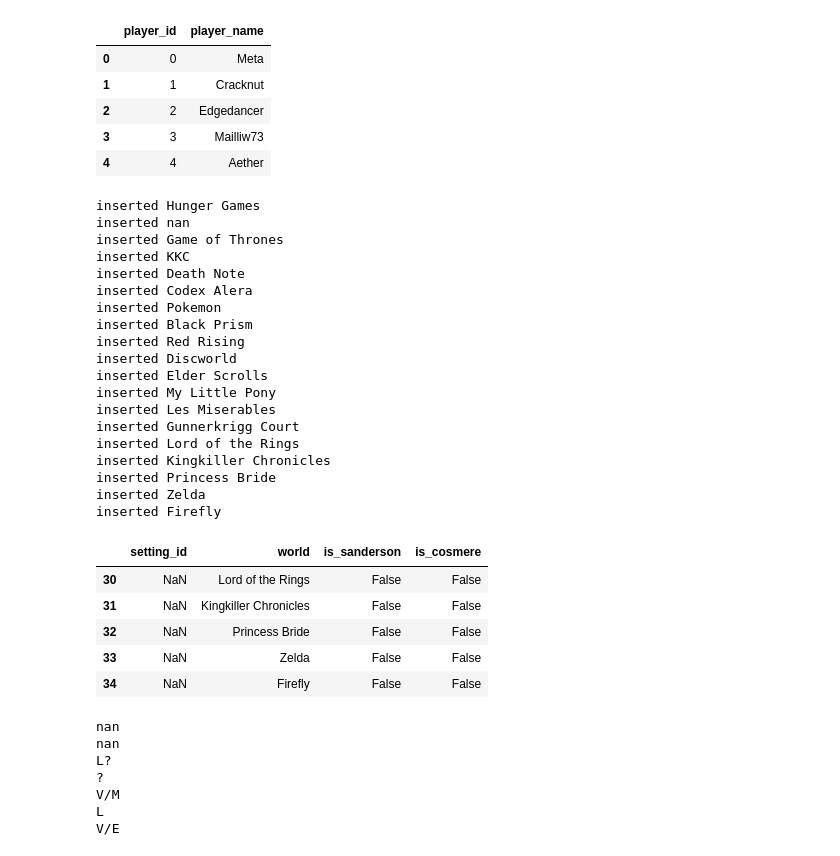
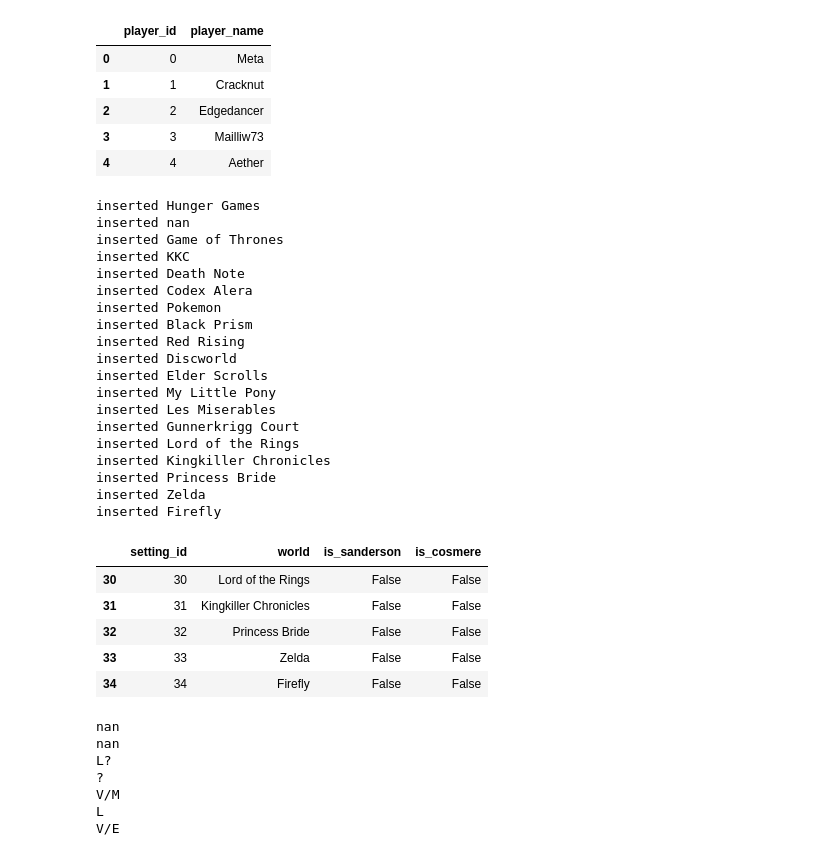
Before and after one commit to isabelle-sanford/se-stats, a Jupyter notebook: data_cleaning.ipynb, the cells around one changed output. Drawn from its saved outputs; the diff is of its cells as text; code cells hidden in the pictures.

Commit message:
close version of sql insertion in data_cleaning

```diff
--- a/data_cleaning.ipynb
+++ b/data_cleaning.ipynb
@@ -22,7 +22,7 @@ alignment = pd.read_csv("data/keys/alignment.csv").reset_index().rename(columns=
 
 print(alignment.head())
 
-settings = pd.read_csv("data/keys/settings.csv").reset_index().rename(columns={"index": "setting_id"})
+settings = pd.read_csv("data/keys/settings.csv")
 
 print(settings.head())
 
@@ -90,7 +91,7 @@ data.head()
 # IMPORTING GAME TAB
 
 # header = 1 because there's an extra header row on top w categories
-games = pd.read_csv("data/original_data/original_game_3-28.csv", header=1)
+game = pd.read_csv("data/original_data/original_game_3-28.csv", header=1)
 
 # cols wanted: id, format, number, string, anon num,
 # mech balance, dist balance, IM id, start date, end date
@@ -100,10 +101,10 @@ games = pd.read_csv("data/original_data/original_game_3-28.csv", header=1)
 # cols still needed: format, number, mech balance, dist balance,
 # IM id, start date, end date, setting id
 
-games.reset_index(inplace=True)
+game.reset_index(inplace=True)
 
 # ! Need to be careful about sheet renaming cols - some kind of check?
-games.rename(inplace=True, columns={
+game.rename(inplace=True, columns={
     "index": "game_id",
     "auto?": "game_string",
     # GAME FORMAT
@@ -124,10 +125,10 @@ games.rename(inplace=True, columns={
     # LINK
     })
 
-print(games.columns)
+print(game.columns)
 
 # remaining columns are just calculated from data test
-games = games.filter([
+game = game.filter([
     "game_id",
     "game_string",
     "num_players",
@@ -145,7 +146,7 @@ games = games.filter([
 ])
 
 
-games.tail()
+game.tail()
 # check for almost all NaN rows! extra checkboxes cause this
 # %% [output]
 Index(['game_id', 'game_string', 'num_players', 'num_cycles', 'num_posts',
@@ -181,7 +182,7 @@ player.head()
 # %%
 # SETTINGS, DEATH, ALIGNMENT
 
-unique_worlds = games["world"].unique()
+unique_worlds = game["world"].unique()
 
 new_settings = []
 
@@ -192,40 +193,40 @@ for world in unique_worlds:
 
 new_settings_df = pd.DataFrame(new_settings)
 
-settings = pd.concat([settings, new_settings_df], ignore_index=True)
+settings = pd.concat([settings, new_settings_df], ignore_index=True).reset_index().rename(columns={"index": "setting_id"})
 
 settings.tail()
 
 # TODO: check this against key table settings for worlds not in it
 # for each loc not there, put down as non-Sanderson and print that you're doing so
 
 # do the same check with unique death and alignment tables, but don't insert by default - just print thing
 # %% [output]
 inserted Hunger Games
 inserted nan
 inserted Game of Thrones
 inserted KKC
 inserted Death Note
 inserted Codex Alera
 inserted Pokemon
 inserted Black Prism
 inserted Red Rising
 inserted Discworld
 inserted Elder Scrolls
 inserted My Little Pony
 inserted Les Miserables
 inserted Gunnerkrigg Court
 inserted Lord of the Rings
 inserted Kingkiller Chronicles
 inserted Princess Bride
 inserted Zelda
 inserted Firefly
 |  | setting_id | world | is_sanderson | is_cosmere |
-| 30 | NaN | Lord of the Rings | False | False |
-| 31 | NaN | Kingkiller Chronicles | False | False |
-| 32 | NaN | Princess Bride | False | False |
-| 33 | NaN | Zelda | False | False |
-| 34 | NaN | Firefly | False | False |
+| 30 | 30 | Lord of the Rings | False | False |
+| 31 | 31 | Kingkiller Chronicles | False | False |
+| 32 | 32 | Princess Bride | False | False |
+| 33 | 33 | Zelda | False | False |
+| 34 | 34 | Firefly | False | False |
 # %%
 # checking death / alignment
 
```
Also changed, not shown: parts of 24 cells of this notebook, 2 other files.
